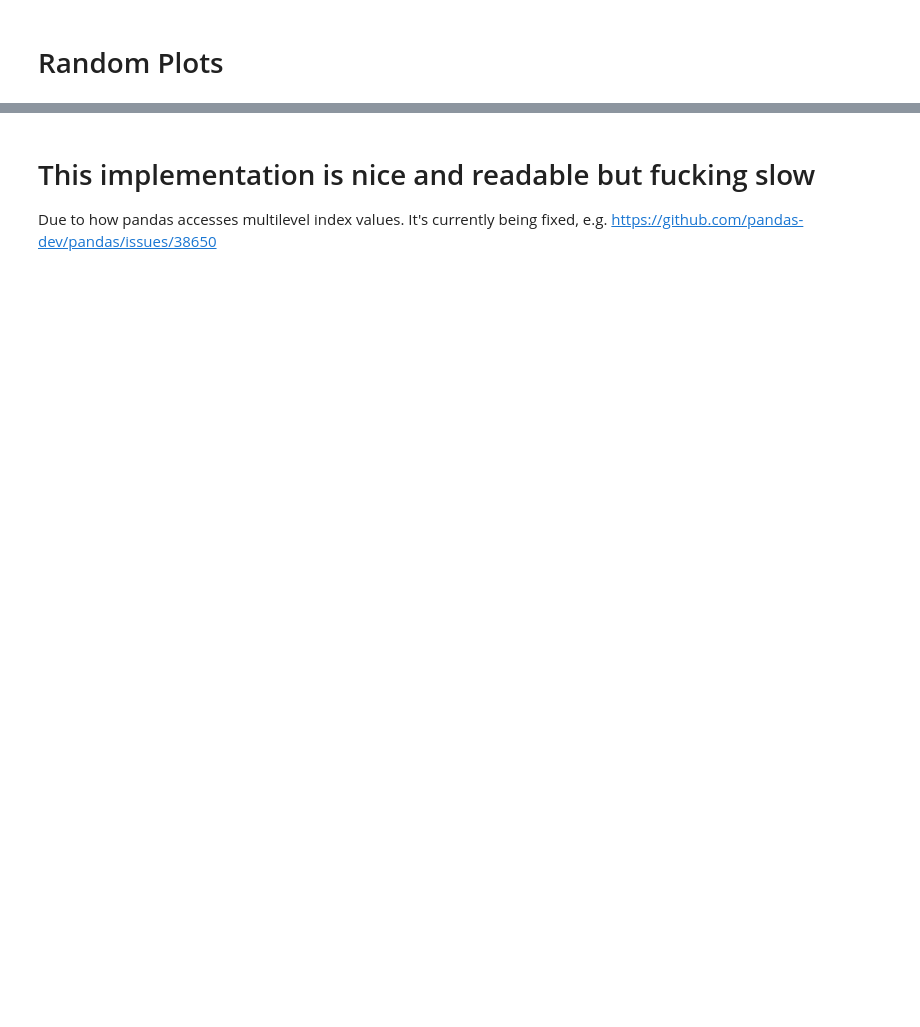
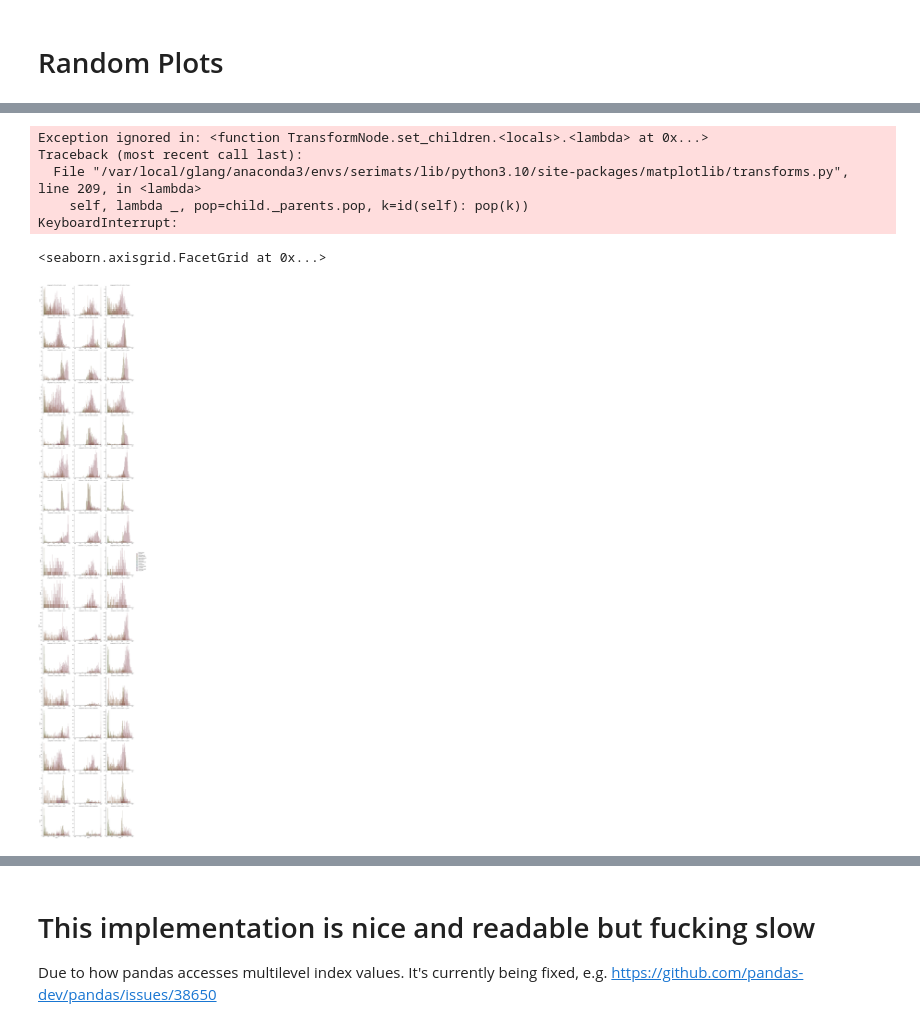
Before and after one commit to Goreg12345/sparse-autoencoder, a Jupyter notebook: research/autoscoring.ipynb, the cells around one changed output, grey strips where cells are left out. Saved outputs shown, nothing was run; the diff lists cells and outputs as text; code cells hidden in the pictures; blank space fills up the shorter version.

Commit message:
improved autoscoring plot

```diff
--- a/research/autoscoring.ipynb
+++ b/research/autoscoring.ipynb
@@ -335,3 +553,7 @@ final_df[final_df.f_score > 0.75]
+# %%
+import pandas as pd
+
+final_df = pd.read_csv('../data/feature_descriptions_nm_sweep.csv')
 # %%
 # Summary
 for node in ioi_nodes:
@@ -342,6 +566,6 @@ for node in ioi_nodes:
 # %% [markdown]
 # Random Plots
 # %%
-melt = pd.melt(final_df.reset_index(drop=True), id_vars=['node', 'feature_id', 'feature_type', 'topk', 'names'],
+melt = pd.melt(final_df.reset_index(drop=True), id_vars=['node', 'feature_id', 'feature_type', 'topk', 'component', 'names'],
         value_vars=['recall', 'precision', 'f_score'],
         value_name='value', var_name='metric')
@@ -348,5 +588,13 @@ melt = pd.melt(final_df.reset_index(drop=True), id_vars=['node', 'feature_id', '
 # %%
 import seaborn as sns
 
-sns.displot(data=melt[melt['value'] > 0.], x='value', col='metric', hue='node', bins=100,
-            alpha=0.2, kind='hist', col_wrap=3, legend=False, facet_kws={'sharex': False, 'sharey': False})
+sns.displot(data=melt[melt['value'] > 0.], x='value', col='metric', hue='feature_type', bins=100,
+            alpha=0.2, kind='hist', row='component', legend=True, facet_kws={'sharex': False, 'sharey': False})
+# %% [output]
+Exception ignored in: <function TransformNode.set_children.<locals>.<lambda> at 0x...>
+Traceback (most recent call last):
+  File "/var/local/glang/anaconda3/envs/serimats/lib/python3.10/site-packages/matplotlib/transforms.py", line 209, in <lambda>
+    self, lambda _, pop=child._parents.pop, k=id(self): pop(k))
+KeyboardInterrupt:
+<seaborn.axisgrid.FacetGrid at 0x...>
+[figure, added]
```
Also changed, not shown: parts of 26 cells of this notebook, 1 other file.
